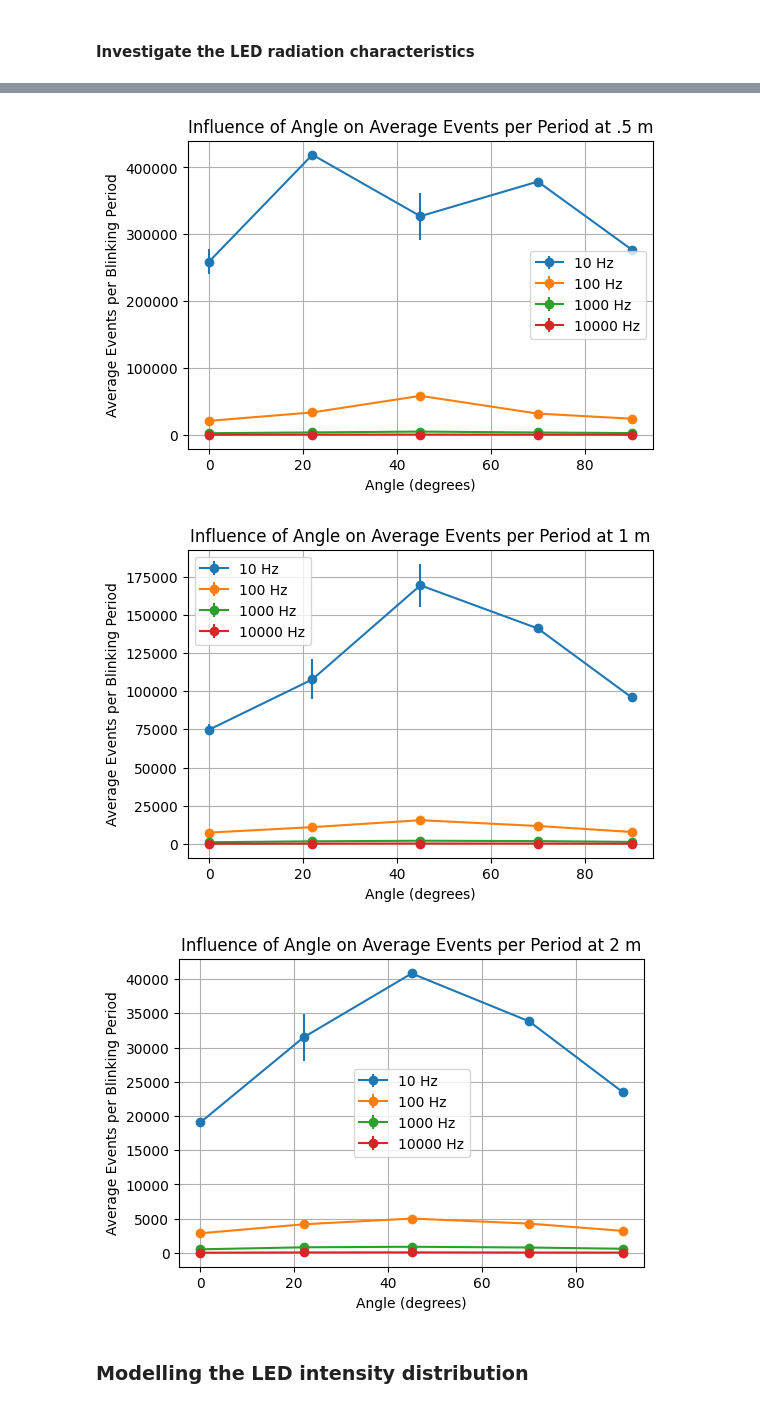
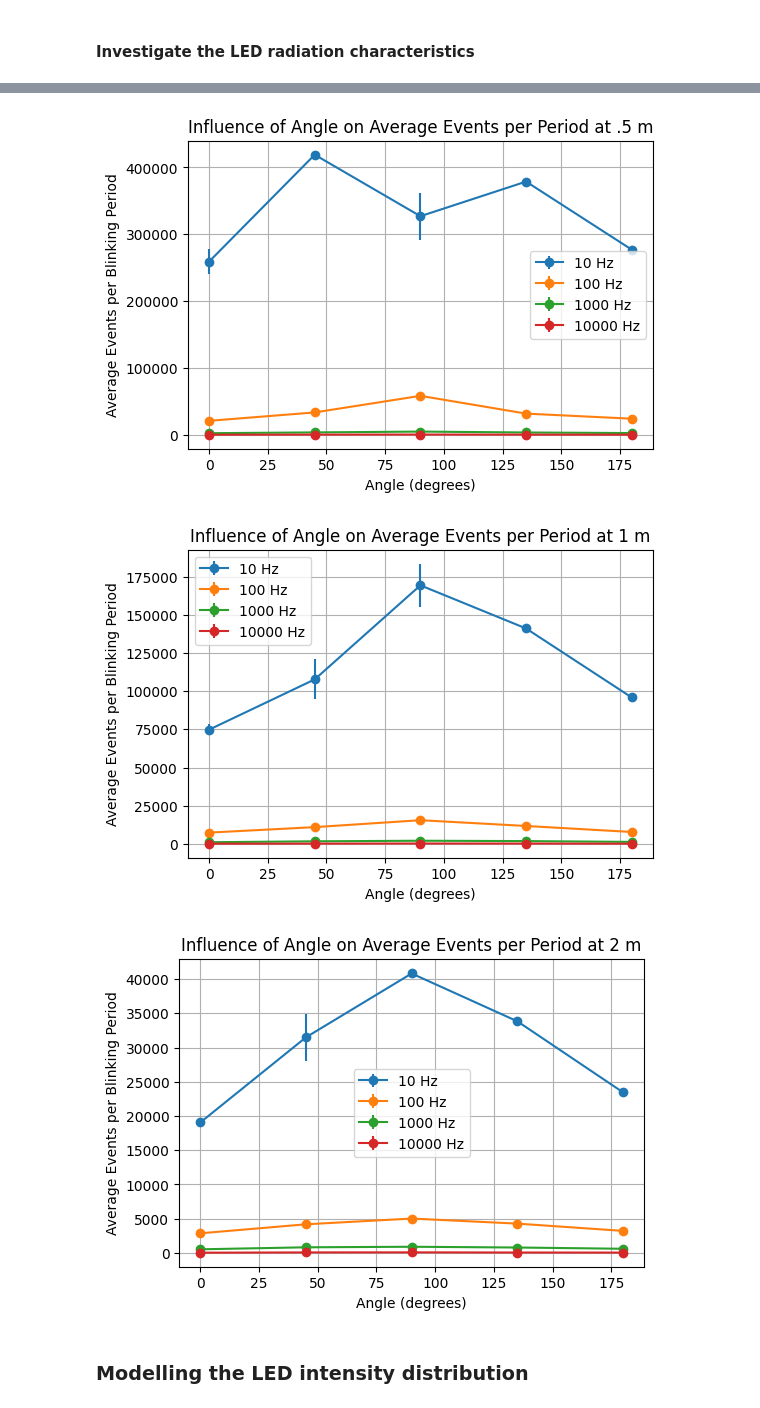
Before and after one commit to kubakubakuba/mrs-uvdar-distance-estimator, a Jupyter notebook: main.ipynb, the cells around one changed output, grey strips where cells are left out. Cells and saved outputs as stored; diff of their text form; code cells hidden in the pictures.

```diff
--- a/main.ipynb
+++ b/main.ipynb
@@ -352,7 +349,7 @@ angle_filenames_200 = np.array(lib.load_filenames_to_matrix(angle_data_200))
 
 angle_freqs = [10, 100, 1000, 10000]
 angle_distances = [0.5, 1, 2]
-angles = [0, 22, 45, 70, 90]
+angles = [0, 45, 90, 135, 180]
 
 angle_raws_50 = []
 angle_raws_100 = []
@@ -428,36 +425,36 @@ if not os.path.exists("angle_avg_events.npz"):
 else:
 	npz = np.load("angle_avg_events.npz", allow_pickle=True)
 	angle_avg_events_array_50 = npz["angle_avg_events_array_50"]
 	angle_std_events_array_50 = npz["angle_std_events_array_50"]
 	angle_avg_events_array_100 = npz["angle_avg_events_array_100"]
 	angle_std_events_array_100 = npz["angle_std_events_array_100"]
 	angle_avg_events_array_200 = npz["angle_avg_events_array_200"]
 	angle_std_events_array_200 = npz["angle_std_events_array_200"]
 
 print(angle_std_events_array_50)
 print(angle_avg_events_array_200)
 
 plt.rcParams['figure.figsize'] = [6, 4]
 
 lib.plot_avg_events_vs_angle(angles, angle_avg_events_array_50, angle_std_events_array_50, angle_freqs, label=" at .5 m")
 lib.plot_avg_events_vs_angle(angles, angle_avg_events_array_100, angle_std_events_array_100, angle_freqs, label=" at 1 m")
 lib.plot_avg_events_vs_angle(angles, angle_avg_events_array_200, angle_std_events_array_200, angle_freqs, label=" at 2 m")
 
 plt.rcParams['figure.figsize'] = [8, 6]
 # %% [output]
 [[1.86845367e+04 9.46799478e+02 1.84750667e+01 1.88536365e+01]
  [0.00000000e+00 2.27729391e+03 5.17350448e+01 3.89352614e+01]
  [3.54655000e+04 1.64136329e+02 2.90448300e+01 3.13664507e+01]
  [6.57000000e+02 2.02327726e+03 2.33773497e+01 2.01807700e+01]
  [2.61980067e+02 1.52117039e+03 1.30831108e+02 3.66280095e+01]]
 [[1.90552000e+04 2.86706962e+03 5.31493359e+02 3.75408422e+01]
  [3.14978000e+04 4.18465605e+03 8.24168178e+02 7.70829479e+01]
  [4.08230625e+04 5.02296970e+03 9.03364376e+02 8.71847589e+01]
  [3.38358824e+04 4.28525000e+03 7.93555556e+02 6.40969231e+01]
  [2.34617333e+04 3.22028736e+03 6.09887430e+02 5.26114365e+01]]
-[figure, old version]
+[figure, new version]
-[figure, old version]
+[figure, new version]
-[figure, old version]
+[figure, new version]
 # %% [markdown]
 ### Modelling the LED intensity distribution
 # %%
```
Also changed, not shown: parts of 2 cells of this notebook.
